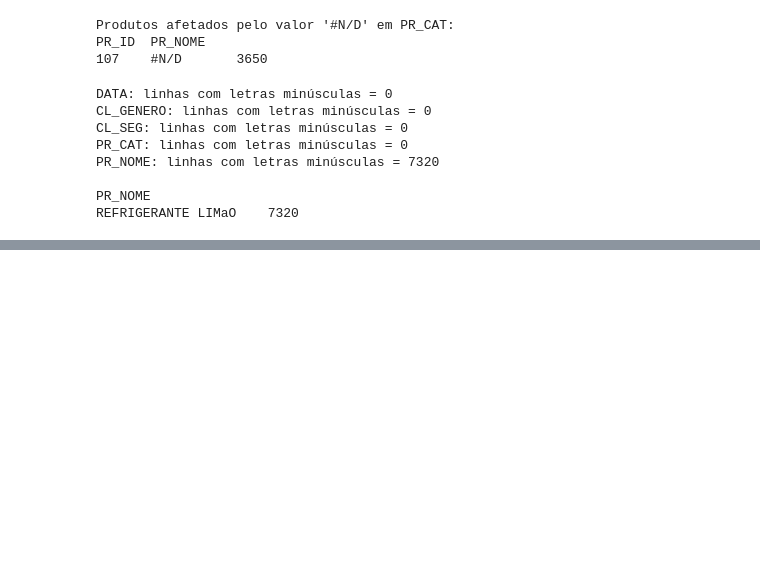
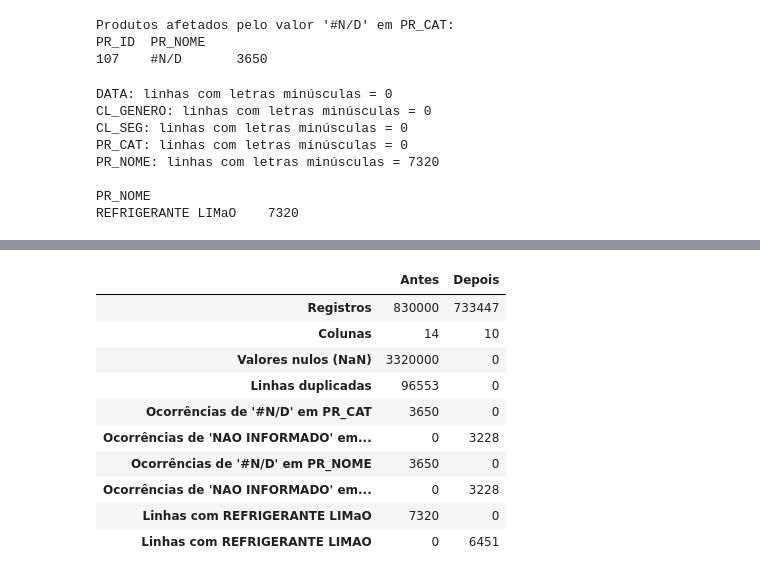
Before and after one commit to vickygaggi/Miniprojeto_MariaVictoriaGaggi_T8, a Jupyter notebook: Miniprojeto_MariaVictoriaGaggi_T8.ipynb, the cells around one changed output, grey strips where cells are left out. Saved outputs shown, nothing was run; the diff lists cells and outputs as text; code cells hidden in the pictures; blank space fills up the shorter version.

```diff
--- a/Miniprojeto_MariaVictoriaGaggi_T8.ipynb
+++ b/Miniprojeto_MariaVictoriaGaggi_T8.ipynb
@@ -234,0 +309,11 @@ REFRIGERANTE LIMaO    7320
+# %%
+registros_antes = len(df_limpo)
+
+# Remove linhas duplicadas
+df_limpo = df_limpo.drop_duplicates().reset_index(drop=True)
+
+registros_depois = len(df_limpo)
+
+print(f'Linhas antes: {registros_antes:,}'.replace(',', '.'))
+print(f'Linhas depois: {registros_depois:,}'.replace(',', '.'))
+print(f'Duplicadas removidas: {registros_antes - registros_depois:,}'.replace(',', '.'))
@@ -234,0 +327,8 @@ REFRIGERANTE LIMaO    7320
+# %%
+df_limpo['DATA'] = pd.to_datetime(df_limpo['DATA'], format='%d/%m/%Y')
+
+print('Tipo da coluna DATA antes: ', df_original['DATA'].dtype)
+print('Tipo da coluna DATA depois: ', df_limpo['DATA'].dtype)
+print()
+print('Primeira data:', df_limpo['DATA'].min().date())
+print('Última data:', df_limpo['DATA'].max().date())
@@ -234,0 +346,43 @@ REFRIGERANTE LIMaO    7320
+# %%
+comparacao = pd.DataFrame({
+    'Antes': [
+        len(df_original),
+        df_original.shape[1],
+        df_original.isnull().sum().sum(),
+        df_original.duplicated().sum(),
+        (df_original['PR_CAT'] == '#N/D').sum(),
+        (df_original['PR_CAT'] == 'NAO INFORMADO').sum(),
+        (df_original['PR_NOME'] == '#N/D').sum(),
+        (df_original['PR_NOME'] == 'NAO INFORMADO').sum(),
+        (df_original['PR_NOME'] == 'REFRIGERANTE LIMaO').sum(),
+        (df_original['PR_NOME'] == 'REFRIGERANTE LIMAO').sum()
+    ],
+    'Depois': [
+        len(df_limpo),
+        df_limpo.shape[1],
+        df_limpo.isnull().sum().sum(),
+        df_limpo.duplicated().sum(),
+        (df_limpo['PR_CAT'] == '#N/D').sum(),
+        (df_limpo['PR_CAT'] == 'NAO INFORMADO').sum(),
+        (df_limpo['PR_NOME'] == '#N/D').sum(),
+        (df_limpo['PR_NOME'] == 'NAO INFORMADO').sum(),
+        (df_limpo['PR_NOME'] == 'REFRIGERANTE LIMaO').sum(),
+        (df_limpo['PR_NOME'] == 'REFRIGERANTE LIMAO').sum()
+        ]
+},
+index=['Registros', 'Colunas', 'Valores nulos (NaN)', 'Linhas duplicadas',
+"Ocorrências de '#N/D' em PR_CAT", "Ocorrências de 'NAO INFORMADO' em PR_CAT", "Ocorrências de '#N/D' em PR_NOME", "Ocorrências de 'NAO INFORMADO' em PR_NOME", "Linhas com REFRIGERANTE LIMaO", "Linhas com REFRIGERANTE LIMAO"])
+
+display(comparacao)
+# %% [output]
+|  | Antes | Depois |
+| Registros | 830000 | 733447 |
+| Colunas | 14 | 10 |
+| Valores nulos (NaN) | 3320000 | 0 |
+| Linhas duplicadas | 96553 | 0 |
+| Ocorrências de '#N/D' em PR_CAT | 3650 | 0 |
+| Ocorrências de 'NAO INFORMADO' em... | 0 | 3228 |
+| Ocorrências de '#N/D' em PR_NOME | 3650 | 0 |
+| Ocorrências de 'NAO INFORMADO' em... | 0 | 3228 |
+| Linhas com REFRIGERANTE LIMaO | 7320 | 0 |
+| Linhas com REFRIGERANTE LIMAO | 0 | 6451 |
```
Also changed, not shown: parts of 17 cells of this notebook.
